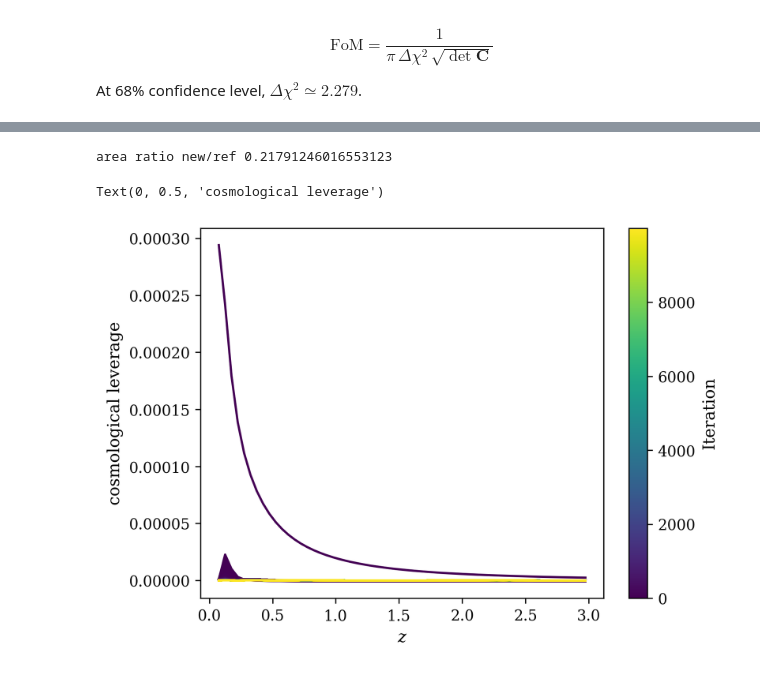
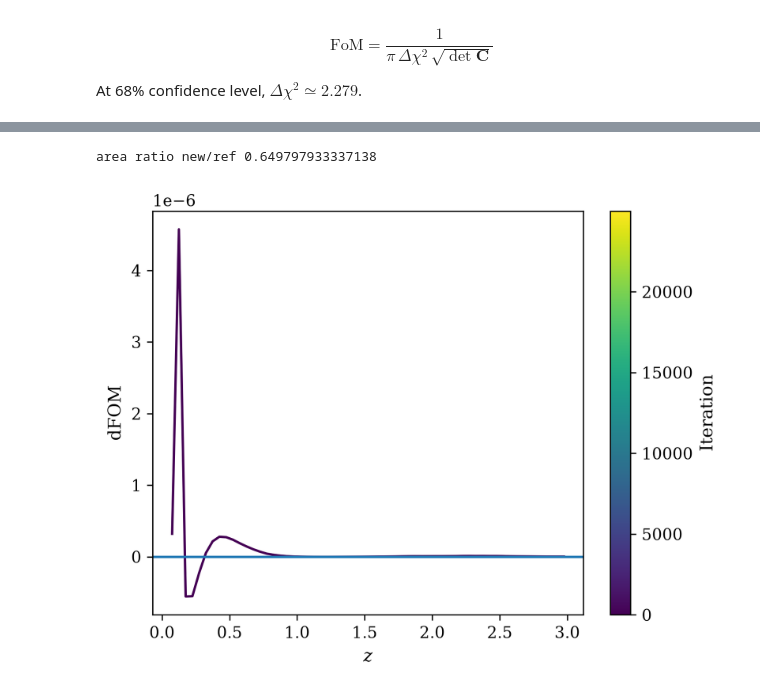
Before and after one commit to ccmillard/OptimiseRoman, a Jupyter notebook: optimisation_roman_cpl.ipynb, the cells around one changed output, grey strips where cells are left out. Cells and saved outputs as stored; diff of their text form; code cells hidden in the pictures.

```diff
--- a/optimisation_roman_cpl.ipynb
+++ b/optimisation_roman_cpl.ipynb
@@ -271,6 +313,6 @@ cosmo_name = 'fCPL'
 fiducial_cosmo = fiducial_fCPL
 # %%
 # fix H0, vary Mb
-H0 = ac.WMAP9.H0
+H0 = H0_fid
 # %%
 num_params=len(fiducial_cosmo)
@@ -354,4 +402,4 @@ AA
 # %%
-T0 = (dist_roman*tt).sum()
+T0 = (dist_roman_without_lsst*tt).sum()
 T0
 # %% [output]
@@ -371 +407,4 @@ T0
+# %%
+dist_roman_fake_without_lsst = opt.fake_roman_distribution(z_roman, tt, NIa_tot, T0)
+dist_roman_fake = dist_roman_fake_without_lsst + lsst_SNIa
 # %%
@@ -390,3 +457,6 @@ T0
 # %%
 # fma.is_positive_definite(Cov_roman_stat_fake)
+# %%
+SNIa_count_file = np.load('SNIa_count.npz')
+NIa_tot = SNIa_count_file['NIa_tot']
 # %%
@@ -467,20 +623,34 @@ Observation time ratio: 1.0000000000000007
 # %%
-print('area ratio new/ref', track_ellipse[-1][3]/AA)
+print('area ratio new/ref', track_ellipse[-1][3]/AA_fake)
 # %% [output]
-area ratio new/ref 0.21791246016553123
+area ratio new/ref 0.649797933337138
 # %%
 cmap = plt.cm.viridis  # choose any colormap you like
 norm = plt.Normalize(vmin=0, vmax=nb_iter-1)
 
-for ii in range(track_Cov.shape[0]):
-    plt.plot(z_roman, track_dFOM[ii],
-                color=cmap(norm(ii)))
+fig, ax = plt.subplots()
 
-plt.colorbar(plt.cm.ScalarMappable(norm=norm, cmap=cmap),
-             label='Iteration')
+# for ii in range(track_Cov.shape[0] - 1):
+#     ax.plot(
+#         z_roman,
+#         track_dFOM[ii]/(1/track_ellipse[ii][3]),
+#         color=cmap(norm(ii))
+#     )
+ax.plot(
+        z_roman,
+        track_dFOM[0]/(1/track_ellipse[0][3]),
+        color=cmap(norm(0))
+    )
 
-plt.xlabel(r'$z$')
-plt.ylabel('cosmological leverage')
+ax.axhline(0)
+sm = plt.cm.ScalarMappable(norm=norm, cmap=cmap)
+sm.set_array([])
+
+fig.colorbar(sm, ax=ax, label='Iteration')
+# ax.set_yscale('log')
+ax.set_xlabel(r'$z$')
+ax.set_ylabel(r'$\mathrm{dFOM}$')
+
+plt.show()
 # %% [output]
-Text(0, 0.5, 'cosmological leverage')
-[figure, old version]
+[figure, new version]
```
Also changed, not shown: parts of 68 cells of this notebook, 14 other files.
